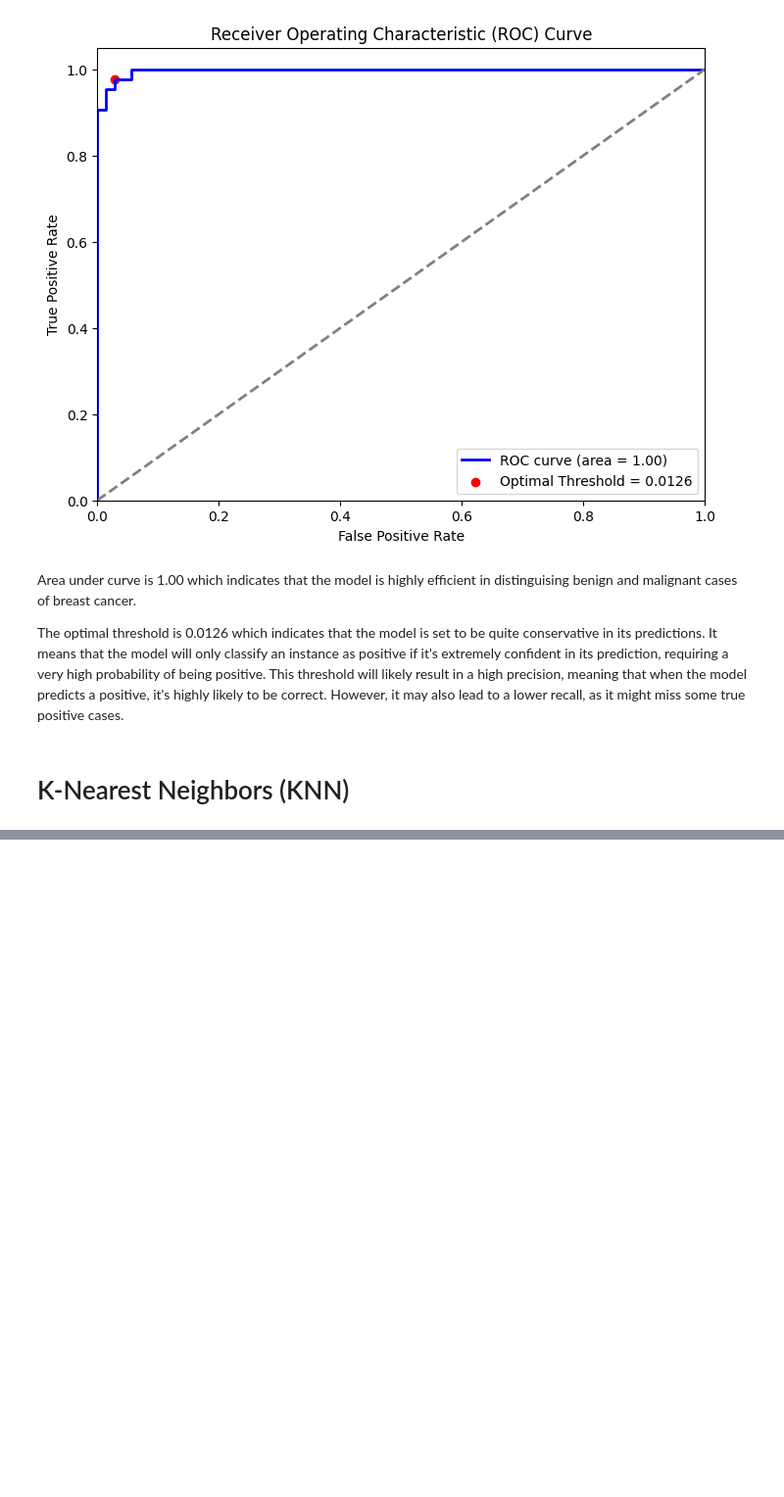
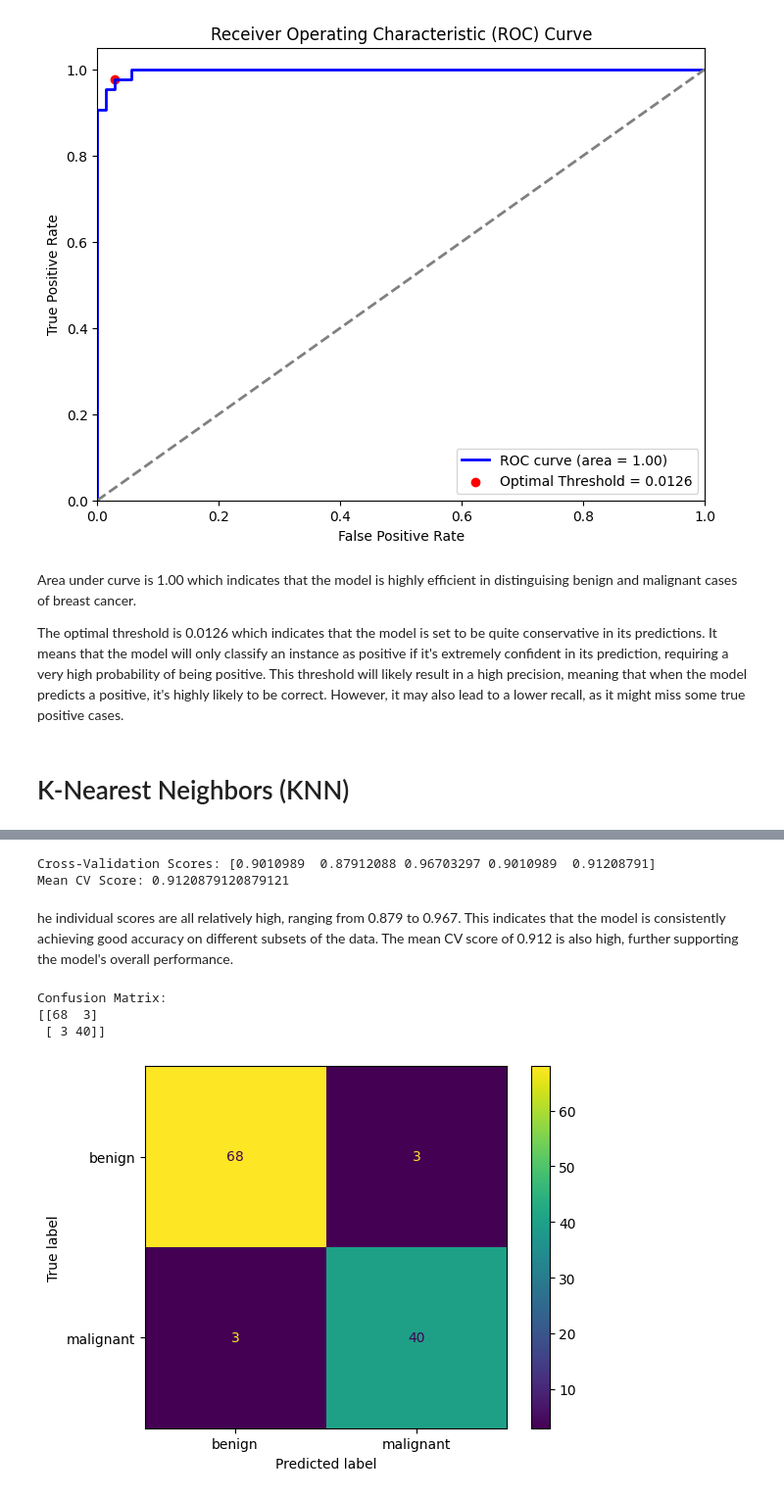
Before and after one commit to Angana007/machine_learning_classwork, a Jupyter notebook: classwork_classification_models_breast_cancer_dataset.ipynb, the cells around one changed output, grey strips where cells are left out. Shown at 98% size. Saved outputs shown, nothing was run; the diff lists cells and outputs as text; code cells hidden in the pictures; blank space fills up the shorter version.

```diff
--- a/classwork_classification_models_breast_cancer_dataset.ipynb
+++ b/classwork_classification_models_breast_cancer_dataset.ipynb
@@ -415,0 +581,22 @@ The optimal threshold is 0.0126 which indicates that the model is set to be quit
+# %%
+#Import Required Libraries and apply decision tree
+from sklearn.tree import DecisionTreeClassifier
+
+pipeline = Pipeline([
+    ('scaler', StandardScaler()),   # Standardize the data
+    ('dt', DecisionTreeClassifier()) # Decision Tree classifier
+])
+pipeline.fit(x_train, y_train)
+
+# Predict on the training and testing set
+y_pred_train_dt = pipeline.predict(x_train)
+y_pred_test_dt = pipeline.predict(x_test)
+
+# Calculate training and testing accuracy
+training_accuracy = accuracy_score(y_train, y_pred_train_dt)
+testing_accuracy = accuracy_score(y_test, y_pred_test_dt)
+print("\nDecision Trees")
+print(f"Training Accuracy: {training_accuracy}")
+print(f"Testing Accuracy: {testing_accuracy}")
+
+y_pred_prob_dt = pipeline.predict_proba(x_test)[:, 1]
@@ -415,0 +630,28 @@ The optimal threshold is 0.0126 which indicates that the model is set to be quit
+# %%
+from sklearn.model_selection import cross_val_score
+cv_scores = cross_val_score(pipeline, x_train, y_train, cv=5)
+print(f"Cross-Validation Scores: {cv_scores}")
+print(f"Mean CV Score: {cv_scores.mean()}")
+# %% [output]
+Cross-Validation Scores: [0.9010989  0.87912088 0.96703297 0.9010989  0.91208791]
+Mean CV Score: 0.9120879120879121
+# %% [markdown]
+he individual scores are all relatively high, ranging from 0.879 to 0.967. This indicates that the model is consistently achieving good accuracy on different subsets of the data. The mean CV score of 0.912 is also high, further supporting the model's overall performance.
+# %%
+from sklearn.metrics import classification_report, confusion_matrix, roc_curve, auc
+from sklearn.metrics import ConfusionMatrixDisplay
+
+# Print confusion matrix
+conf_matrix_dt = confusion_matrix(y_test, y_pred_test_dt)
+print("Confusion Matrix:")
+print(conf_matrix_dt)
+
+cm_display = ConfusionMatrixDisplay(confusion_matrix = conf_matrix_dt, display_labels = ["benign", "malignant"])
+# display matrix
+cm_display.plot()
+plt.show()
+# %% [output]
+Confusion Matrix:
+[[68  3]
+ [ 3 40]]
+[figure, added]
```
Also changed, not shown: parts of 24 cells of this notebook.
